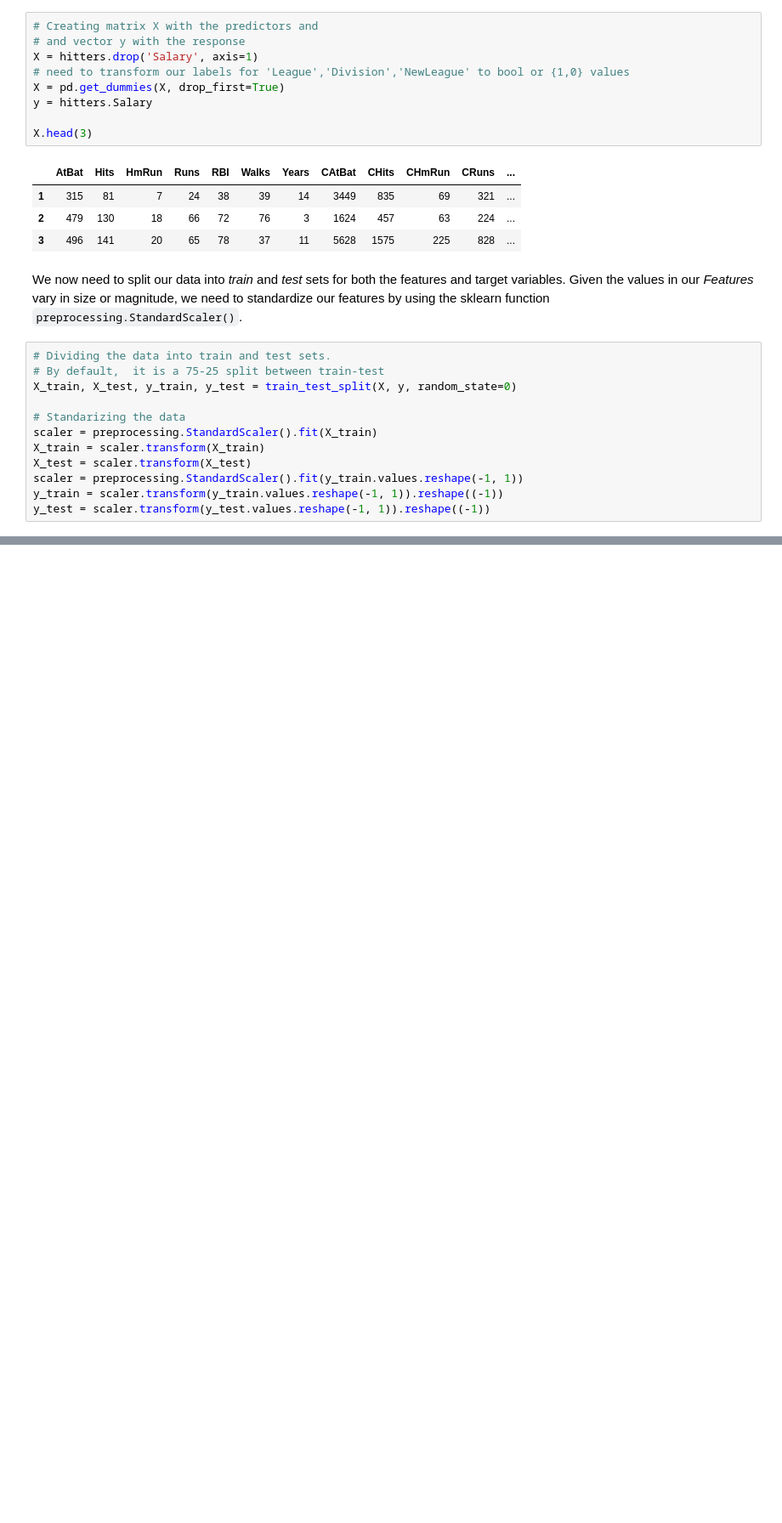
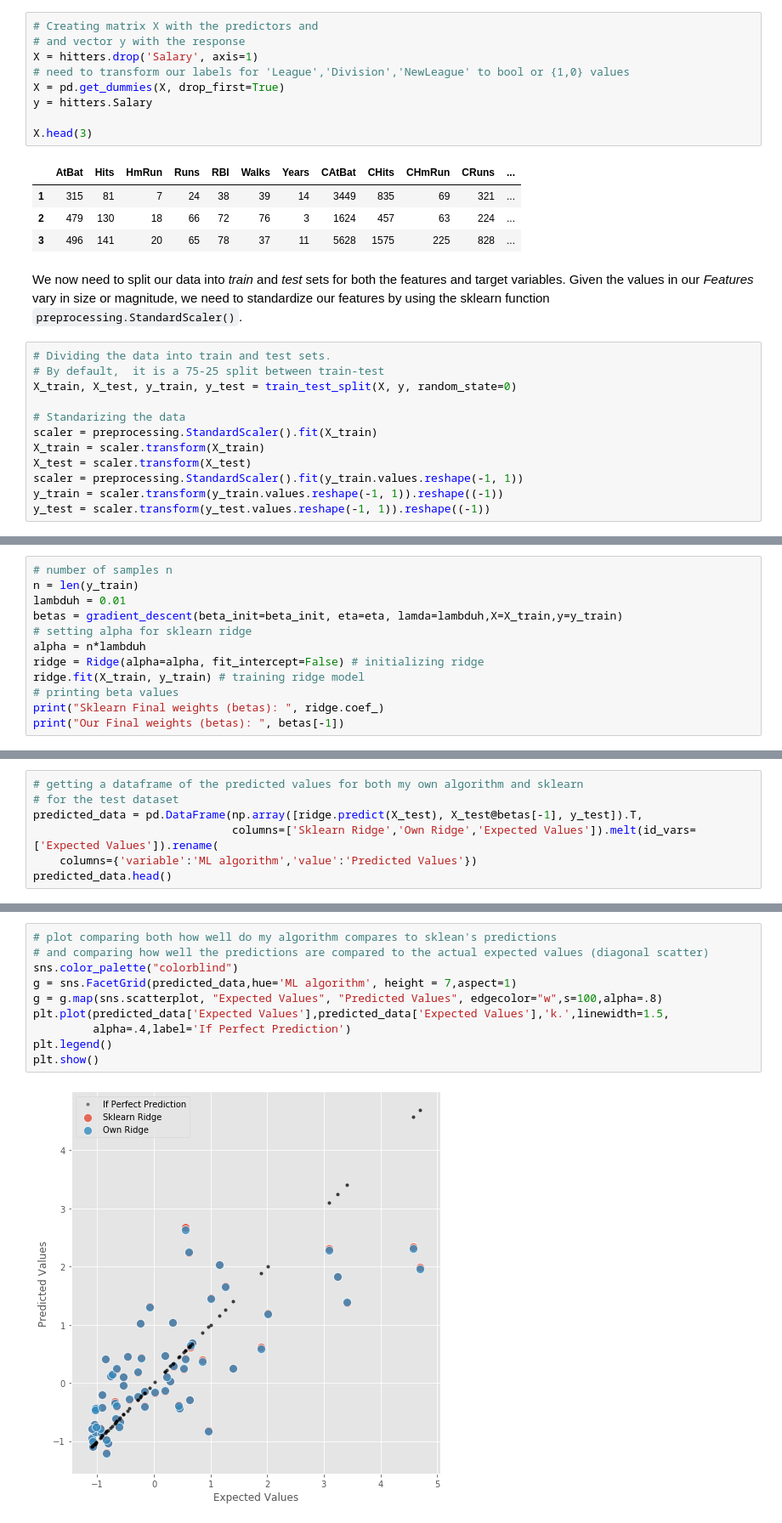
Before and after one commit to JUAN-SOLORIO/UW-MachineLearning, a Jupyter notebook: 1-Python/1 - Ridge Regression w Gradient Descent.ipynb, the cells around one changed output, grey strips where cells are left out. Shown: that part at 85% size. Saved outputs shown, nothing was run; the diff lists cells and outputs as text; blank space fills up the shorter version.

Commit message:
Finalized algorithm, compared performace to sklearn ridge function, and compared predictions

```diff
--- a/1-Python/1 - Ridge Regression w Gradient Descent.ipynb
+++ b/1-Python/1 - Ridge Regression w Gradient Descent.ipynb
@@ -351,0 +369,12 @@ import time
+# %%
+# number of samples n
+n = len(y_train)
+lambduh = 0.01
+betas = gradient_descent(beta_init=beta_init, eta=eta, lamda=lambduh,X=X_train,y=y_train)
+# setting alpha for sklearn ridge
+alpha = n*lambduh
+ridge = Ridge(alpha=alpha, fit_intercept=False) # initializing ridge
+ridge.fit(X_train, y_train) # training ridge model
+# printing beta values
+print("Sklearn Final weights (betas): ", ridge.coef_)
+print("Our Final weights (betas): ", betas[-1])
@@ -351,0 +396,7 @@ import time
+# %%
+# getting a dataframe of the predicted values for both my own algorithm and sklearn
+# for the test dataset
+predicted_data = pd.DataFrame(np.array([ridge.predict(X_test), X_test@betas[-1], y_test]).T,
+                              columns=['Sklearn Ridge','Own Ridge','Expected Values']).melt(id_vars=['Expected Values']).rename(
+    columns={'variable':'ML algorithm','value':'Predicted Values'})
+predicted_data.head()
@@ -351,0 +410,12 @@ import time
+# %%
+# plot comparing both how well do my algorithm compares to sklean's predictions
+# and comparing how well the predictions are compared to the actual expected values (diagonal scatter)
+sns.color_palette("colorblind")
+g = sns.FacetGrid(predicted_data,hue='ML algorithm', height = 7,aspect=1)
+g = g.map(sns.scatterplot, "Expected Values", "Predicted Values", edgecolor="w",s=100,alpha=.8)
+plt.plot(predicted_data['Expected Values'],predicted_data['Expected Values'],'k.',linewidth=1.5,
+         alpha=.4,label='If Perfect Prediction')
+plt.legend()
+plt.show()
+# %% [output]
+[figure, added]
```
Also changed, not shown: parts of 7 cells of this notebook.
